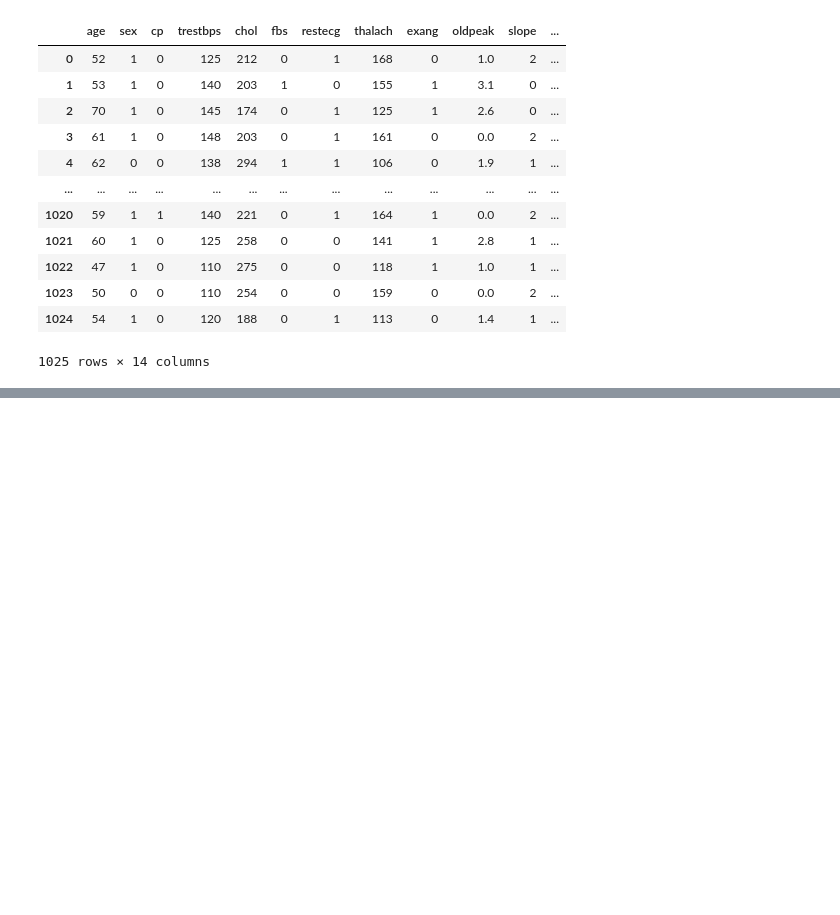
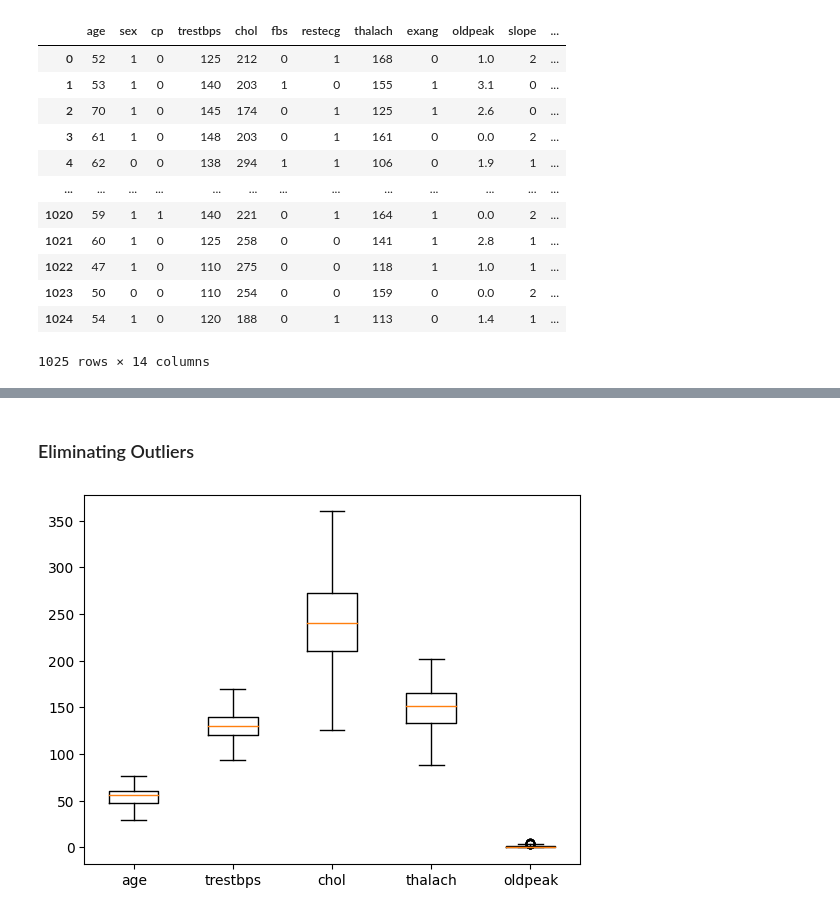
Before and after one commit to karhong-sam/project-wqd7003-ds-analysis, a Jupyter notebook: albert_EDA_trial.ipynb, the cells around one changed output, grey strips where cells are left out. Drawn from its saved outputs; the diff is of its cells as text; code cells hidden in the pictures; blank space fills up the shorter version.

```diff
--- a/albert_EDA_trial.ipynb
+++ b/albert_EDA_trial.ipynb
@@ -85,0 +221,25 @@ df_descriptions
+# %% [markdown]
+### Eliminating Outliers
+# %%
+df4 = df.drop(columns = ['sex', 'cp', 'fbs', 'restecg', 'exang', 'slope', 'ca', 'thal', 'target'])
+df4
+
+# calculate quartiles and interquartile range for each column
+Q1 = df4.quantile(0.25)
+Q3 = df4.quantile(0.75)
+IQR = Q3 - Q1
+
+# identify potential outliers for each column
+outliers = (df4 < (Q1 - 1.5 * IQR)) | (df4 > (Q3 + 1.5 * IQR))
+
+# replace the outliers with the median of the column
+df4[outliers] = np.nan
+df4.fillna(df.median(), inplace=True)
+
+# create a boxplot for each column
+plt.boxplot(df4.values, labels = df4.columns)
+
+# show the plot
+plt.show()
+# %% [output]
+[figure, added]
```
Also changed, not shown: parts of 15 cells of this notebook.
